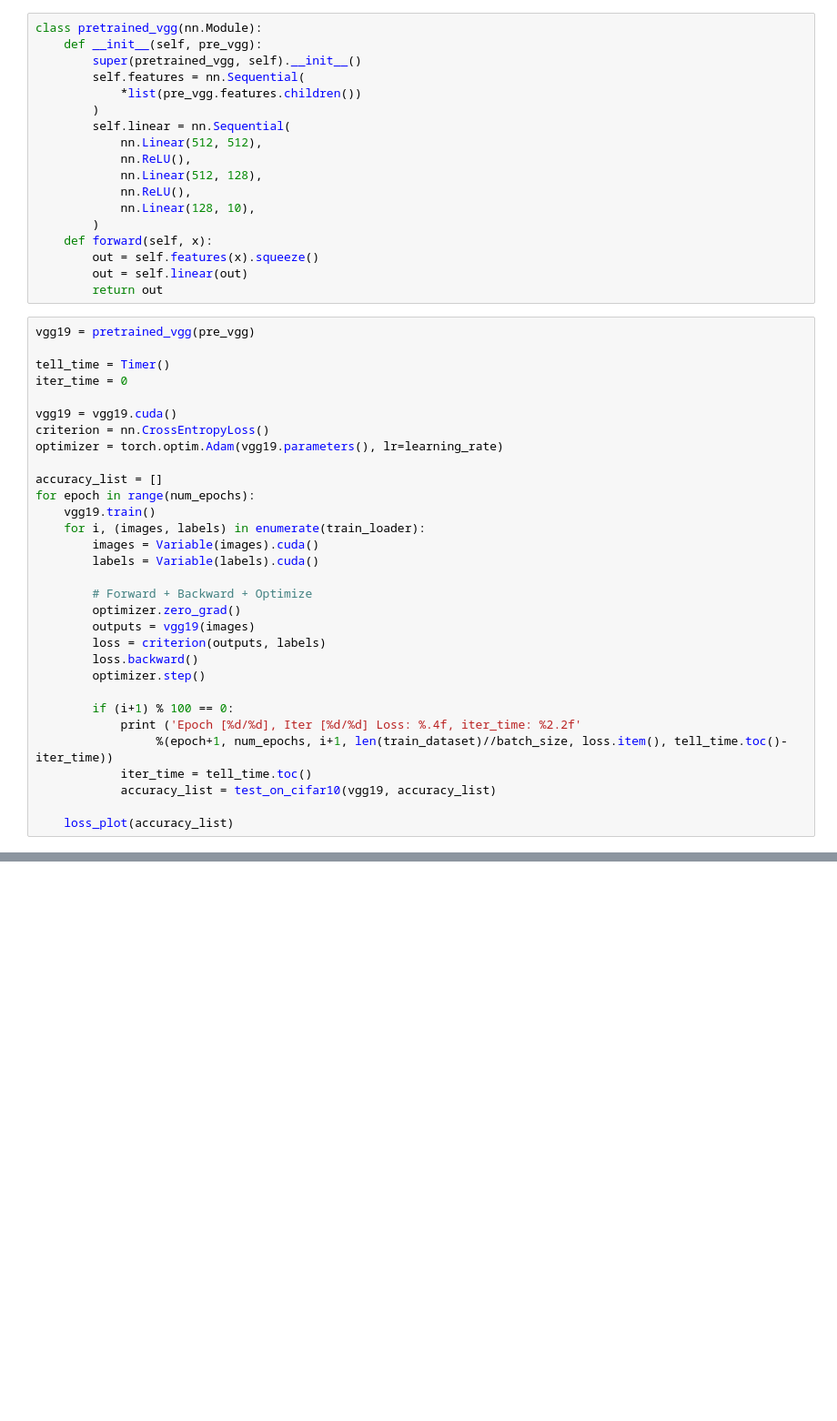
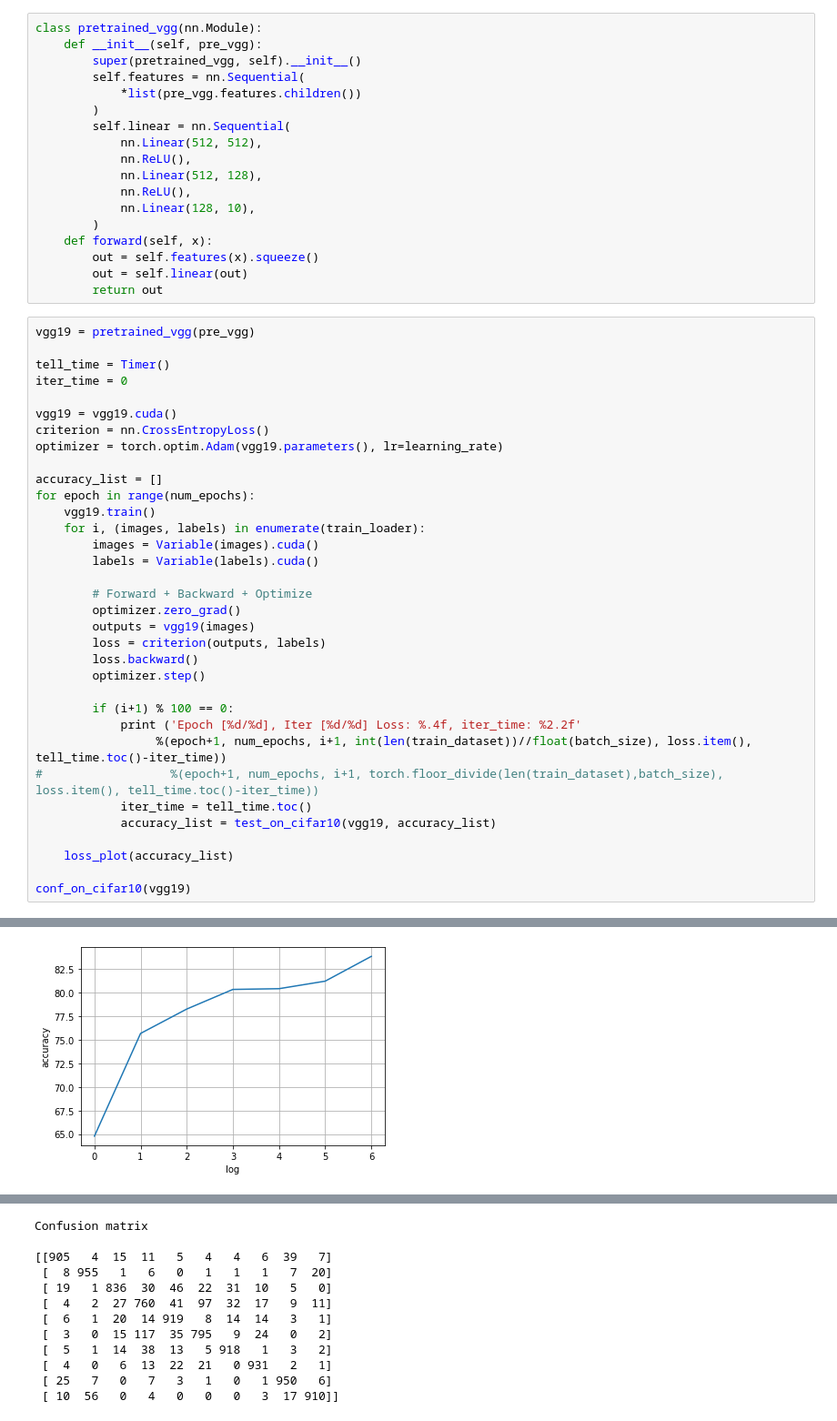
Before and after one commit to cherry-leki/AI604_DL4CV, a Jupyter notebook: HW1/hw1-2(assn).ipynb, the cells around one changed output, grey strips where cells are left out. Shown at 91% size. Saved outputs shown, nothing was run; the diff lists cells and outputs as text; blank space fills up the shorter version.

```diff
--- a/HW1/hw1-2(assn).ipynb
+++ b/HW1/hw1-2(assn).ipynb
@@ -372,8 +533,12 @@ for epoch in range(num_epochs):
 
         if (i+1) % 100 == 0:
             print ('Epoch [%d/%d], Iter [%d/%d] Loss: %.4f, iter_time: %2.2f'
-                 %(epoch+1, num_epochs, i+1, len(train_dataset)//batch_size, loss.item(), tell_time.toc()-iter_time))
+                 %(epoch+1, num_epochs, i+1, int(len(train_dataset))//float(batch_size), loss.item(), tell_time.toc()-iter_time))
+#                  %(epoch+1, num_epochs, i+1, torch.floor_divide(len(train_dataset),batch_size), loss.item(), tell_time.toc()-iter_time))
             iter_time = tell_time.toc()
             accuracy_list = test_on_cifar10(vgg19, accuracy_list)
 
     loss_plot(accuracy_list)
+
+conf_on_cifar10(vgg19)
+# %% [output]
@@ -379,0 +559 @@ for epoch in range(num_epochs):
+[figure, added]
@@ -379,0 +605,12 @@ for epoch in range(num_epochs):
+Confusion matrix
+
+[[905   4  15  11   5   4   4   6  39   7]
+ [  8 955   1   6   0   1   1   1   7  20]
+ [ 19   1 836  30  46  22  31  10   5   0]
+ [  4   2  27 760  41  97  32  17   9  11]
+ [  6   1  20  14 919   8  14  14   3   1]
+ [  3   0  15 117  35 795   9  24   0   2]
+ [  5   1  14  38  13   5 918   1   3   2]
+ [  4   0   6  13  22  21   0 931   2   1]
+ [ 25   7   0   7   3   1   0   1 950   6]
+ [ 10  56   0   4   0   0   0   3  17 910]]
```
Also changed, not shown: parts of 10 cells of this notebook, 21 other files.
